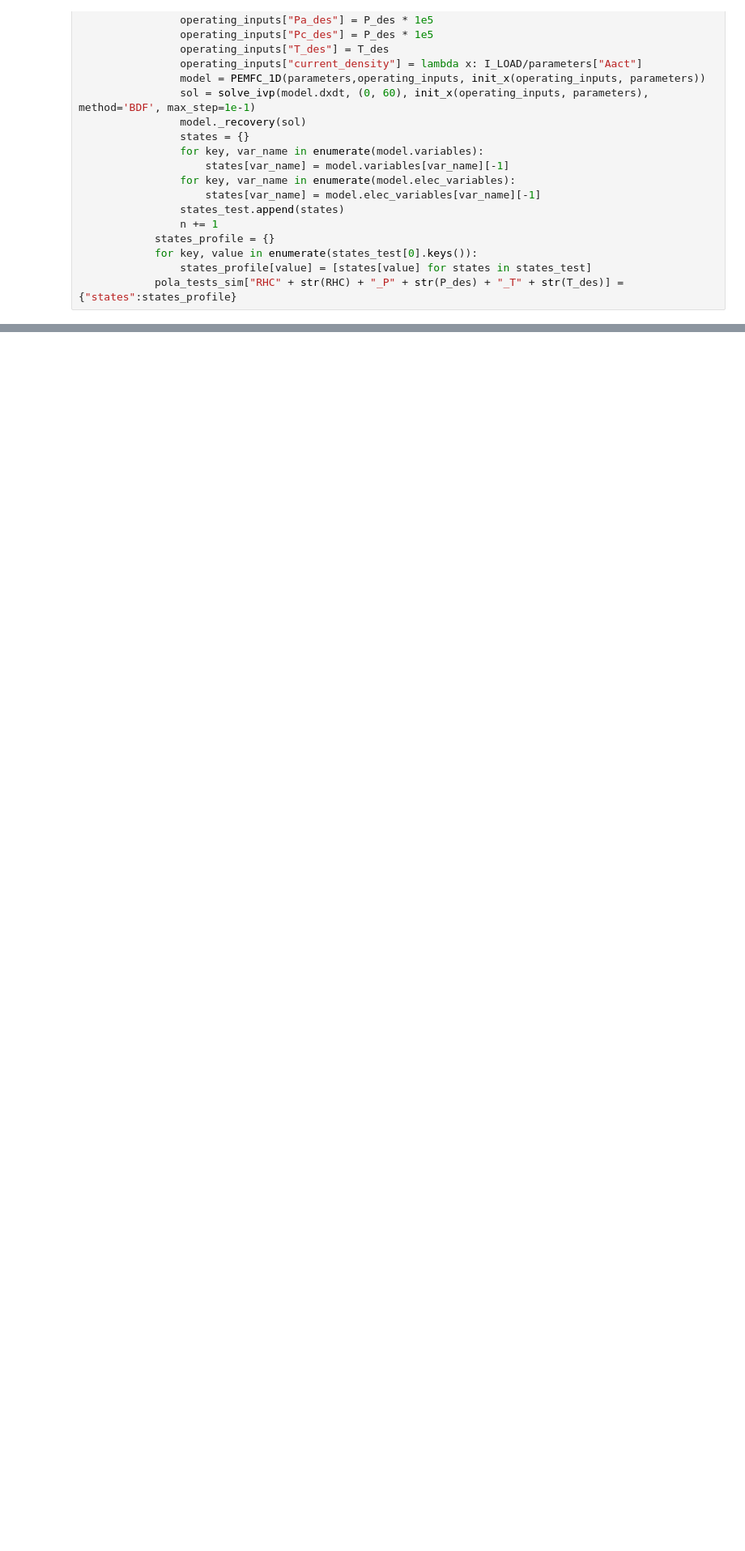
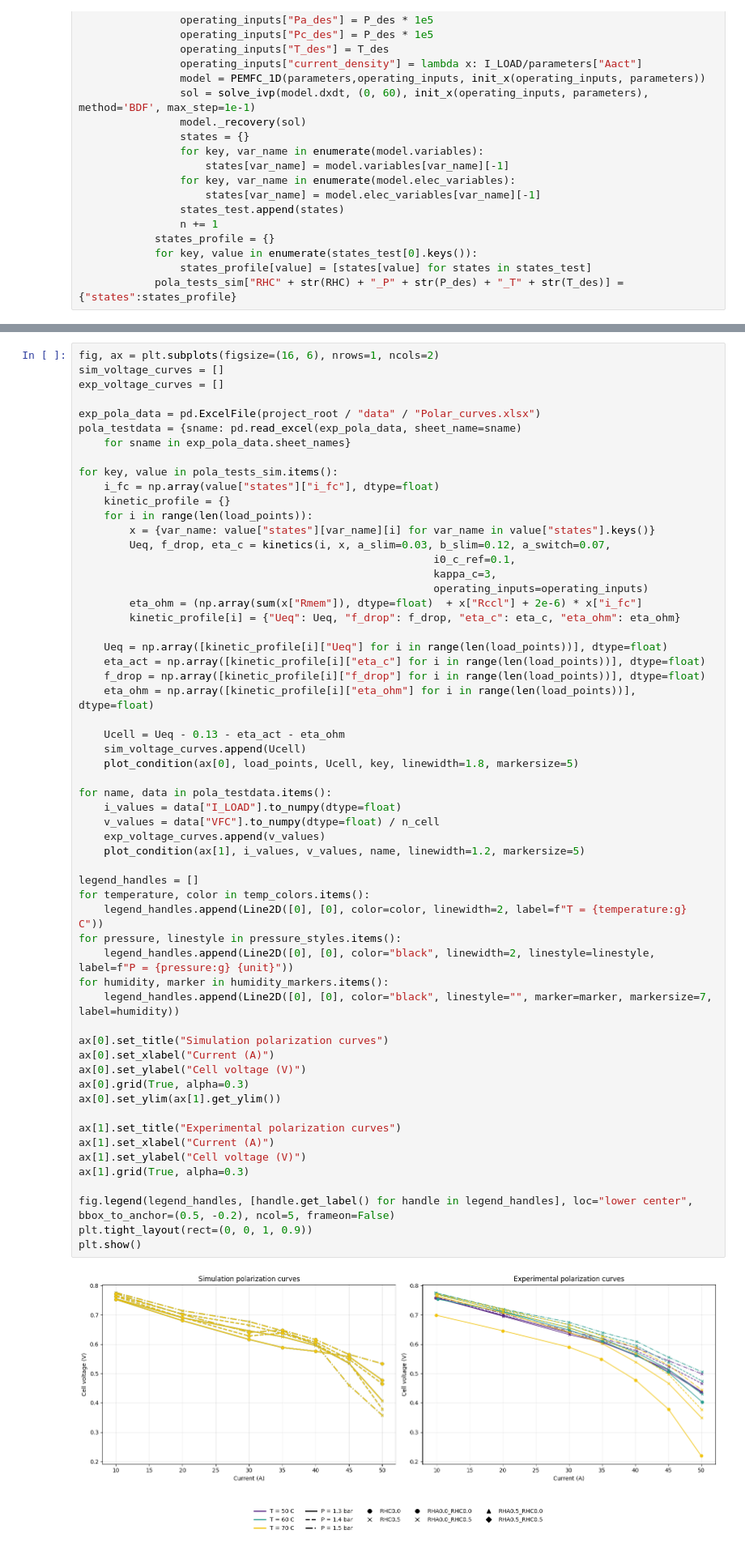
Before and after one commit to YuKwanH/DS-AlphaPEM, a Jupyter notebook: simulation/polar_test/all condition.ipynb, the cells around one changed output, grey strips where cells are left out. Shown at 81% size. Cells and saved outputs as stored; diff of their text form; blank space fills up the shorter version.

```diff
--- a/simulation/polar_test/all condition.ipynb
+++ b/simulation/polar_test/all condition.ipynb
@@ -130,0 +171,60 @@ plt.show()
+# %%
+fig, ax = plt.subplots(figsize=(16, 6), nrows=1, ncols=2)
+sim_voltage_curves = []
+exp_voltage_curves = []
+
+exp_pola_data = pd.ExcelFile(project_root / "data" / "Polar_curves.xlsx")
+pola_testdata = {sname: pd.read_excel(exp_pola_data, sheet_name=sname)
+    for sname in exp_pola_data.sheet_names}
+
+for key, value in pola_tests_sim.items():
+    i_fc = np.array(value["states"]["i_fc"], dtype=float)
+    kinetic_profile = {}
+    for i in range(len(load_points)):
+        x = {var_name: value["states"][var_name][i] for var_name in value["states"].keys()}
+        Ueq, f_drop, eta_c = kinetics(i, x, a_slim=0.03, b_slim=0.12, a_switch=0.07,
+                                                        i0_c_ref=0.1,
+                                                        kappa_c=3,
+                                                        operating_inputs=operating_inputs)
+        eta_ohm = (np.array(sum(x["Rmem"]), dtype=float)  + x["Rccl"] + 2e-6) * x["i_fc"]
+        kinetic_profile[i] = {"Ueq": Ueq, "f_drop": f_drop, "eta_c": eta_c, "eta_ohm": eta_ohm}
+
+    Ueq = np.array([kinetic_profile[i]["Ueq"] for i in range(len(load_points))], dtype=float)
+    eta_act = np.array([kinetic_profile[i]["eta_c"] for i in range(len(load_points))], dtype=float)
+    f_drop = np.array([kinetic_profile[i]["f_drop"] for i in range(len(load_points))], dtype=float)
+    eta_ohm = np.array([kinetic_profile[i]["eta_ohm"] for i in range(len(load_points))], dtype=float)
+
+    Ucell = Ueq - 0.13 - eta_act - eta_ohm
+    sim_voltage_curves.append(Ucell)
+    plot_condition(ax[0], load_points, Ucell, key, linewidth=1.8, markersize=5)
+
+for name, data in pola_testdata.items():
+    i_values = data["I_LOAD"].to_numpy(dtype=float)
+    v_values = data["VFC"].to_numpy(dtype=float) / n_cell
+    exp_voltage_curves.append(v_values)
+    plot_condition(ax[1], i_values, v_values, name, linewidth=1.2, markersize=5)
+
+legend_handles = []
+for temperature, color in temp_colors.items():
+    legend_handles.append(Line2D([0], [0], color=color, linewidth=2, label=f"T = {temperature:g} C"))
+for pressure, linestyle in pressure_styles.items():
+    legend_handles.append(Line2D([0], [0], color="black", linewidth=2, linestyle=linestyle, label=f"P = {pressure:g} {unit}"))
+for humidity, marker in humidity_markers.items():
+    legend_handles.append(Line2D([0], [0], color="black", linestyle="", marker=marker, markersize=7, label=humidity))
+
+ax[0].set_title("Simulation polarization curves")
+ax[0].set_xlabel("Current (A)")
+ax[0].set_ylabel("Cell voltage (V)")
+ax[0].grid(True, alpha=0.3)
+ax[0].set_ylim(ax[1].get_ylim())
+
+ax[1].set_title("Experimental polarization curves")
+ax[1].set_xlabel("Current (A)")
+ax[1].set_ylabel("Cell voltage (V)")
+ax[1].grid(True, alpha=0.3)
+
+fig.legend(legend_handles, [handle.get_label() for handle in legend_handles], loc="lower center", bbox_to_anchor=(0.5, -0.2), ncol=5, frameon=False)
+plt.tight_layout(rect=(0, 0, 1, 0.9))
+plt.show()
+# %% [output]
+[figure, added]
```
Also changed, not shown: parts of 15 cells of this notebook, 4 other files.
